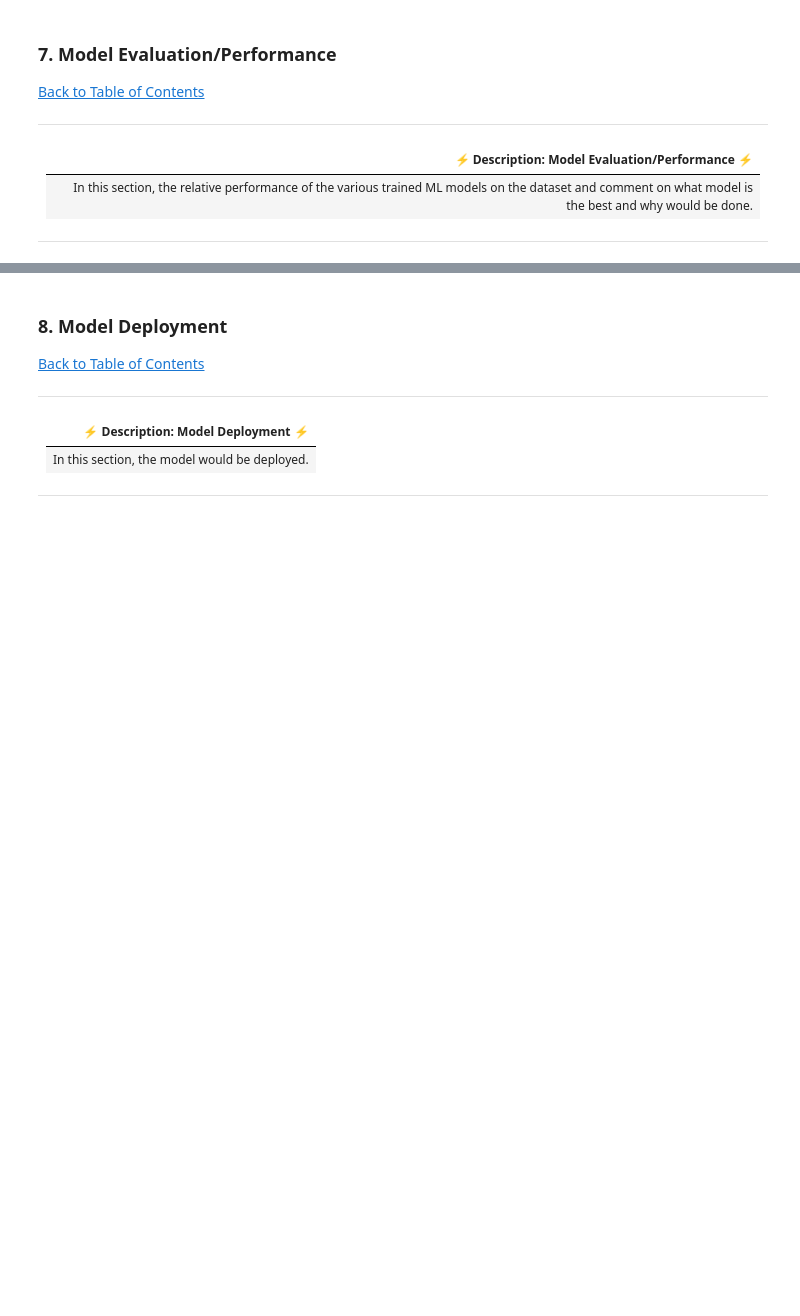
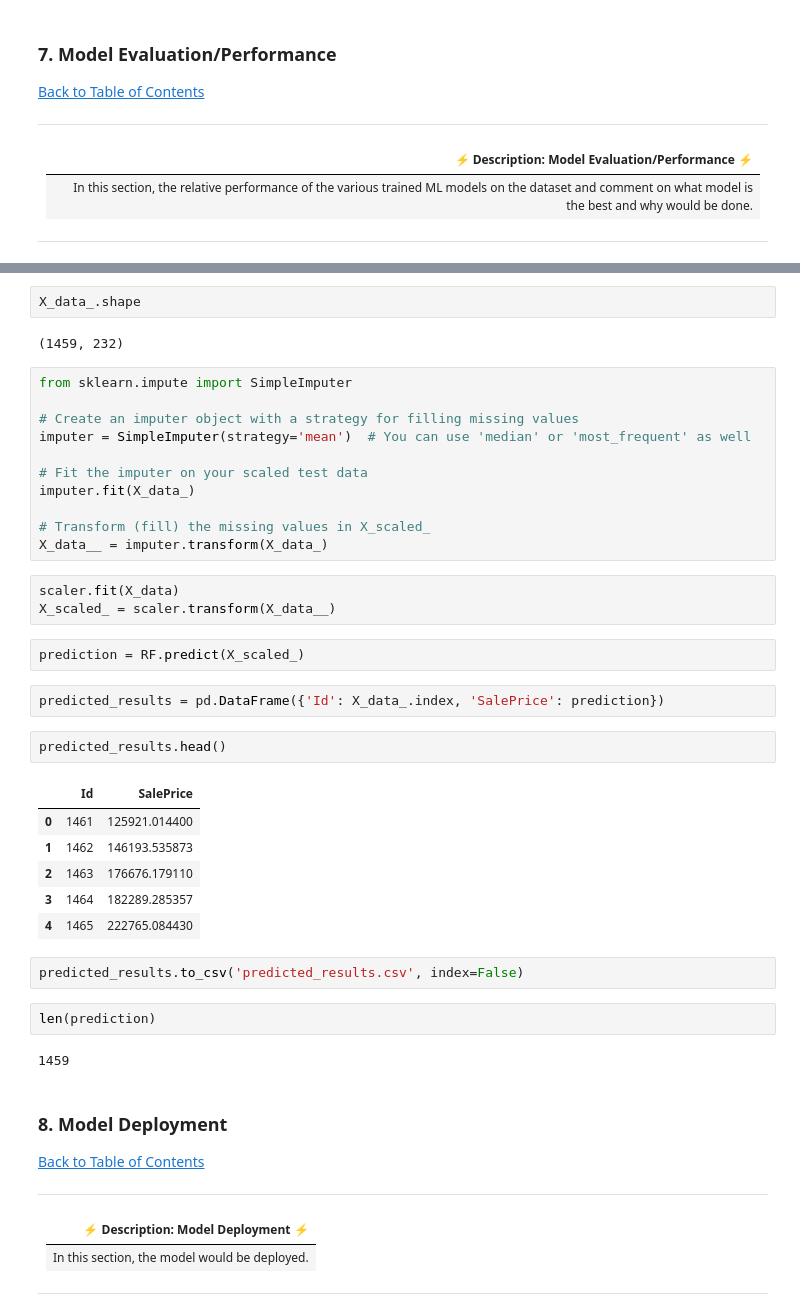
Before and after one commit to Tayor-Doofs/ALL-PROJECTS, a Jupyter notebook: KAGGLE-X/house-prices-advanced-regression-techniques/notebook.ipynb, the cells around one changed output, grey strips where cells are left out. Drawn from its saved outputs; the diff is of its cells as text; blank space fills up the shorter version.

```diff
--- a/KAGGLE-X/house-prices-advanced-regression-techniques/notebook.ipynb
+++ b/KAGGLE-X/house-prices-advanced-regression-techniques/notebook.ipynb
@@ -653,3 +834,40 @@ X_new
+# %%
+X_data_.shape
+# %% [output]
+(1459, 232)
+# %%
+from sklearn.impute import SimpleImputer
+
+# Create an imputer object with a strategy for filling missing values
+imputer = SimpleImputer(strategy='mean')  # You can use 'median' or 'most_frequent' as well
+
+# Fit the imputer on your scaled test data
+imputer.fit(X_data_)
+
+# Transform (fill) the missing values in X_scaled_
+X_data__ = imputer.transform(X_data_)
+# %%
+scaler.fit(X_data)
+X_scaled_ = scaler.transform(X_data__)
+# %%
+prediction = RF.predict(X_scaled_)
+# %%
+predicted_results = pd.DataFrame({'Id': X_data_.index, 'SalePrice': prediction})
+# %%
+predicted_results.head()
+# %% [output]
+|  | Id | SalePrice |
+| 0 | 1461 | 125921.014400 |
+| 1 | 1462 | 146193.535873 |
+| 2 | 1463 | 176676.179110 |
+| 3 | 1464 | 182289.285357 |
+| 4 | 1465 | 222765.084430 |
+# %%
+predicted_results.to_csv('predicted_results.csv', index=False)
+# %%
+len(prediction)
+# %% [output]
+1459
 # %% [markdown]
  <a id="eight"></a>
 ### 8. Model Deployment
```
Also changed, not shown: parts of 50 cells of this notebook.
